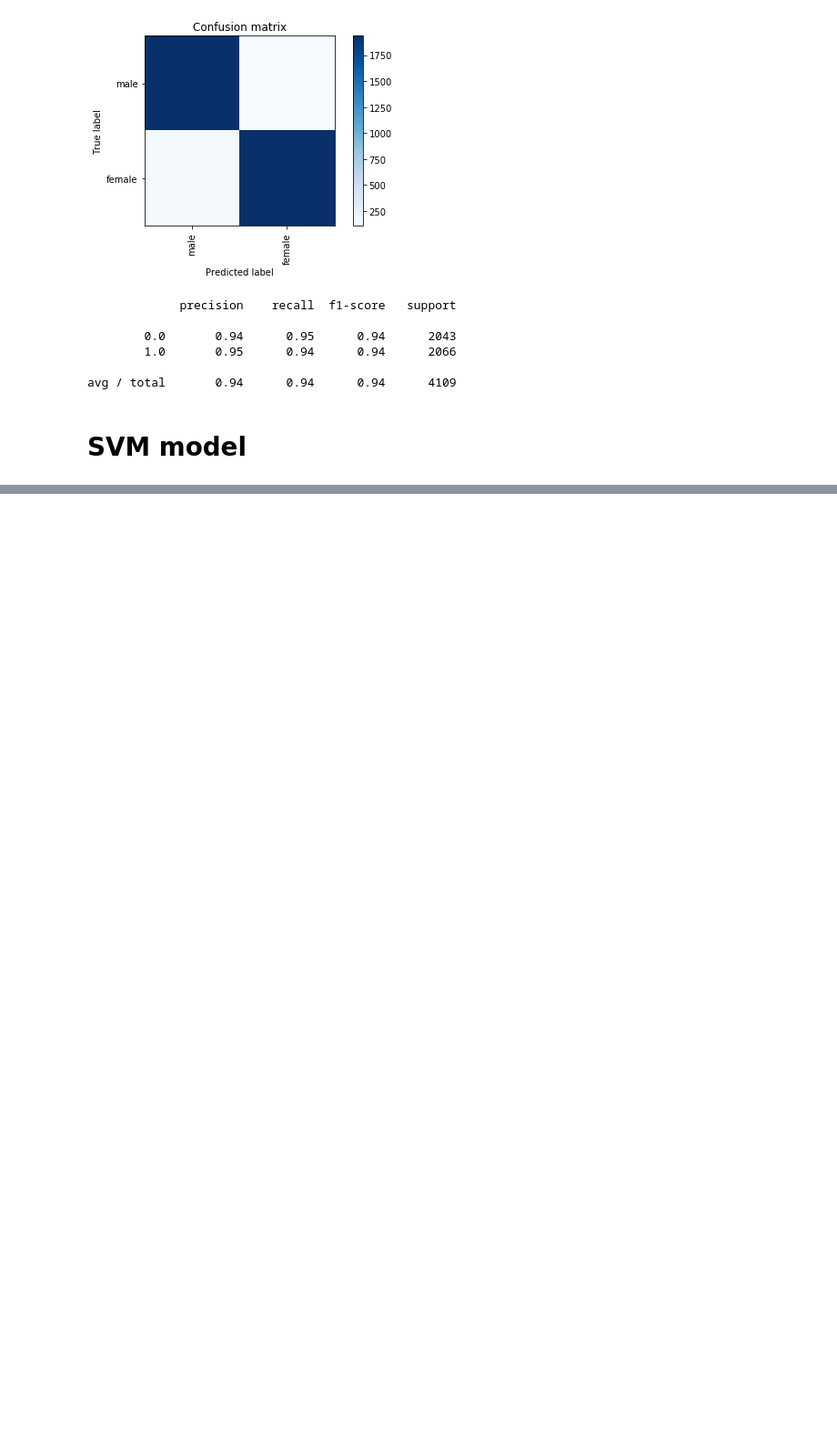
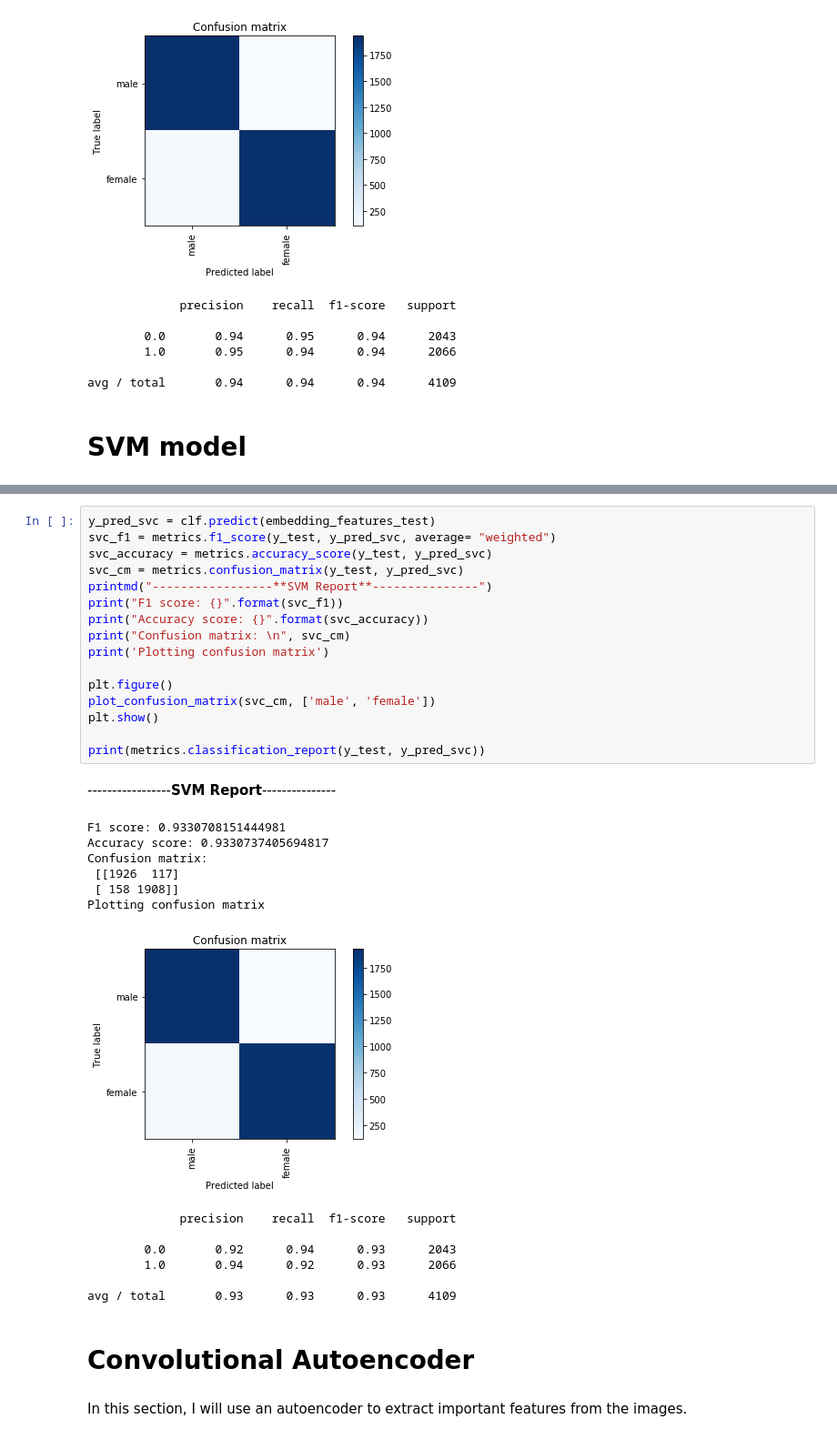
Before and after one commit to hgdangkhoi/Gender-Classification, a Jupyter notebook: Gender Classification.ipynb, the cells around one changed output, grey strips where cells are left out. Shown at 91% size. Saved outputs shown, nothing was run; the diff lists cells and outputs as text; blank space fills up the shorter version.

```diff
--- a/Gender Classification.ipynb
+++ b/Gender Classification.ipynb
@@ -843,0 +863,35 @@ print("Best parameters: {}".format(clf.best_params_))
+# %%
+y_pred_svc = clf.predict(embedding_features_test)
+svc_f1 = metrics.f1_score(y_test, y_pred_svc, average= "weighted")
+svc_accuracy = metrics.accuracy_score(y_test, y_pred_svc)
+svc_cm = metrics.confusion_matrix(y_test, y_pred_svc)
+printmd("-----------------**SVM Report**---------------")
+print("F1 score: {}".format(svc_f1))
+print("Accuracy score: {}".format(svc_accuracy))
+print("Confusion matrix: \n", svc_cm)
+print('Plotting confusion matrix')
+
+plt.figure()
+plot_confusion_matrix(svc_cm, ['male', 'female'])
+plt.show()
+
+print(metrics.classification_report(y_test, y_pred_svc))
+# %% [output]
+-----------------**SVM Report**---------------
+F1 score: 0.9330708151444981
+Accuracy score: 0.9330737405694817
+Confusion matrix:
+ [[1926  117]
+ [ 158 1908]]
+Plotting confusion matrix
+[figure, added]
+             precision    recall  f1-score   support
+
+        0.0       0.92      0.94      0.93      2043
+        1.0       0.94      0.92      0.93      2066
+
+avg / total       0.93      0.93      0.93      4109
+# %% [markdown]
+# Convolutional Autoencoder
+# %% [markdown]
+In this section, I will use an autoencoder to extract important features from the images.
```
Also changed, not shown: parts of 29 cells of this notebook.
